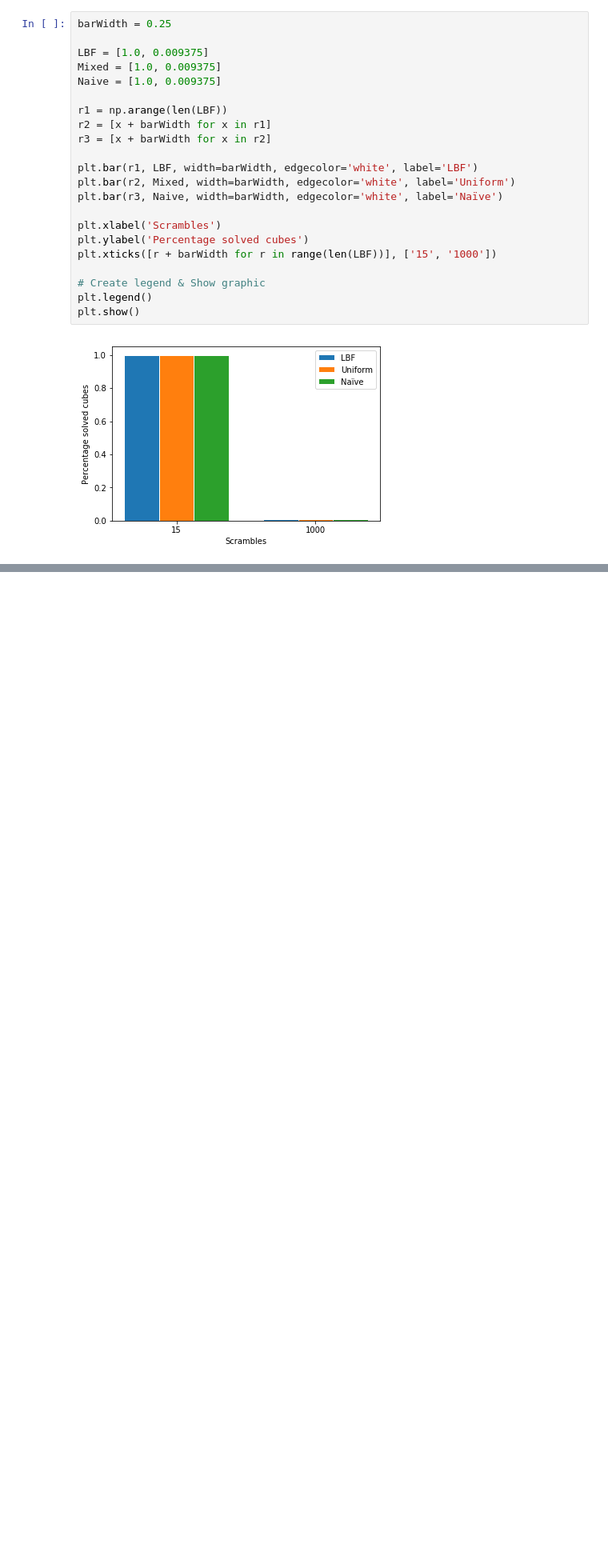
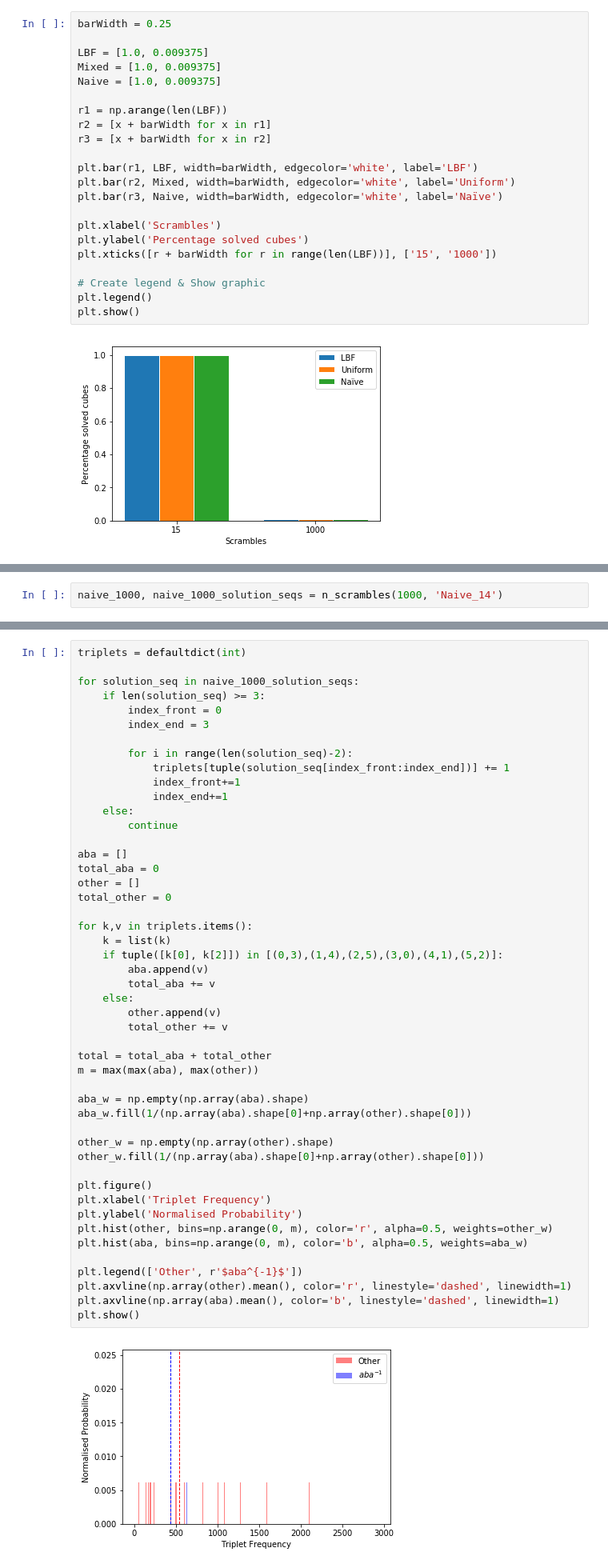
Before and after one commit to JoeHarrison/Thesis, a Jupyter notebook: Experiments/RL plots.ipynb, the cells around one changed output, grey strips where cells are left out. Shown at 80% size. Saved outputs shown, nothing was run; the diff lists cells and outputs as text; blank space fills up the shorter version.

```diff
--- a/Experiments/RL plots.ipynb
+++ b/Experiments/RL plots.ipynb
@@ -333,0 +459,2 @@ plt.show()
+# %%
+naive_1000, naive_1000_solution_seqs = n_scrambles(1000, 'Naive_14')
@@ -333,0 +465,50 @@ plt.show()
+# %%
+triplets = defaultdict(int)
+
+for solution_seq in naive_1000_solution_seqs:
+    if len(solution_seq) >= 3:
+        index_front = 0
+        index_end = 3
+
+        for i in range(len(solution_seq)-2):
+            triplets[tuple(solution_seq[index_front:index_end])] += 1
+            index_front+=1
+            index_end+=1
+    else:
+        continue
+
+aba = []
+total_aba = 0
+other = []
+total_other = 0
+
+for k,v in triplets.items():
+    k = list(k)
+    if tuple([k[0], k[2]]) in [(0,3),(1,4),(2,5),(3,0),(4,1),(5,2)]:
+        aba.append(v)
+        total_aba += v
+    else:
+        other.append(v)
+        total_other += v
+
+total = total_aba + total_other
+m = max(max(aba), max(other))
+
+aba_w = np.empty(np.array(aba).shape)
+aba_w.fill(1/(np.array(aba).shape[0]+np.array(other).shape[0]))
+
+other_w = np.empty(np.array(other).shape)
+other_w.fill(1/(np.array(aba).shape[0]+np.array(other).shape[0]))
+
+plt.figure()
+plt.xlabel('Triplet Frequency')
+plt.ylabel('Normalised Probability')
+plt.hist(other, bins=np.arange(0, m), color='r', alpha=0.5, weights=other_w)
+plt.hist(aba, bins=np.arange(0, m), color='b', alpha=0.5, weights=aba_w)
+
+plt.legend(['Other', r'$aba^{-1}$'])
+plt.axvline(np.array(other).mean(), color='r', linestyle='dashed', linewidth=1)
+plt.axvline(np.array(aba).mean(), color='b', linestyle='dashed', linewidth=1)
+plt.show()
+# %% [output]
+[figure, added]
```
Also changed, not shown: parts of 9 cells of this notebook, 2 other files.
